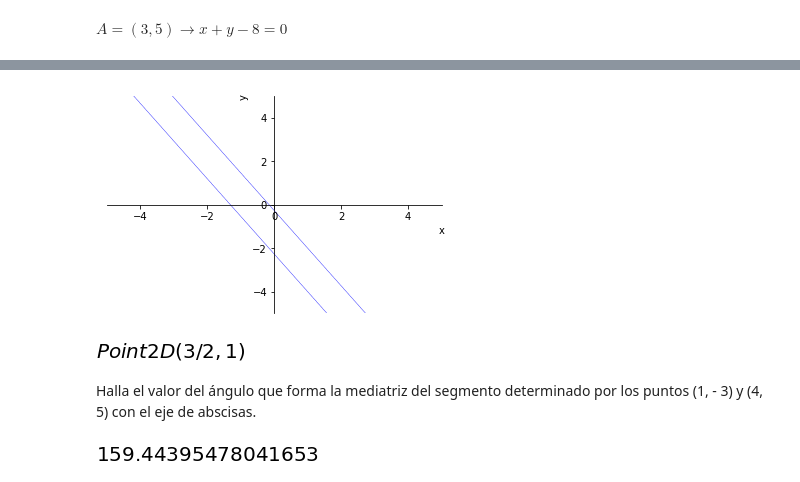
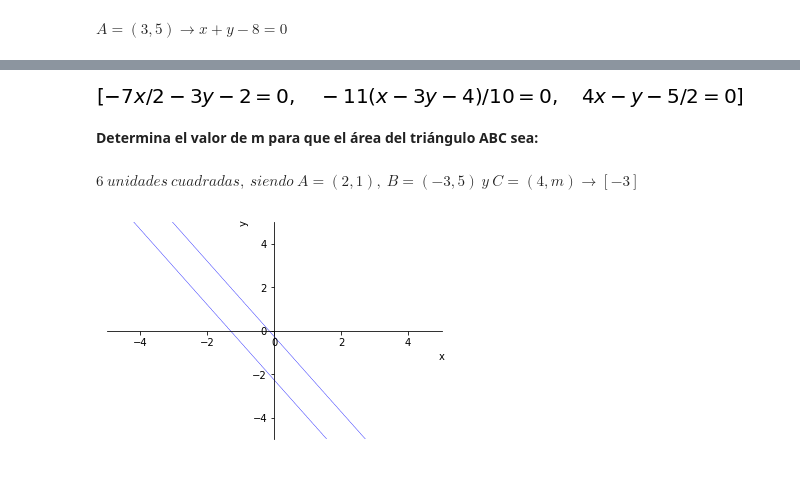
Before and after one commit to crdguez/mat1bac_cit, a Jupyter notebook: notebooks/25 Geometria Plana.ipynb, the cells around one changed output, grey strips where cells are left out. Drawn from its saved outputs; the diff is of its cells as text; code cells hidden in the pictures.

```diff
--- a/notebooks/25 Geometria Plana.ipynb
+++ b/notebooks/25 Geometria Plana.ipynb
@@ -553,20 +675,51 @@ Eq(Line(A,slope=r.slope).equation(),0)
+# %%
+s=[(2,-3),(-2,-2),(0,3)]
+A, B, C = [Point(k) for k in s]
+T=Triangle(A,B,C)
+[Eq(Line(T.medians[A]).equation(),0),
+Eq(factor(Line(T.altitudes[B]).equation()),0),
+Eq(Line(A,B).perpendicular_line(A.midpoint(B)).equation(),0)]
+# %% [output]
+[figure, added]
+# %%
+# Página 52 ejercicio 58
+
+texto_ejercicio = r"""Determina el valor de m para que el área del triángulo ABC sea:"""
+
+n_ejercicio = 'p052e58'
+
+display(md("**"+texto_ejercicio+"**"))
+
+# vectores iniciales correspondientes al texto del enunciadom
+
+m = symbols('m')
+
+pre_enunciado_latex = [
+                    [6, (2, 1),(-3, 5),(4, m)],
+
+
+                      ]
+
+enunciado_latex, enunciado, solucion = [],[],[]
+
+for i, s in enumerate(pre_enunciado_latex) :
+    enunciado_latex.append(str(s[0])+"\ unidades \ cuadradas, \ siendo \ A="+str(s[1])+", \ B="+str(s[2])+"\  y \ C="+str(s[3])+"")
+    enunciado = str(s)
+    A, B, C = [Point(k) for k in s[1:]]
+    T=Triangle(A,B,C)
+    sol=latex(solve(Eq(T.area,s[0])))
+    solucion.append(sol)
+    display(md("$"+ enunciado_latex[i] +" \\rightarrow " + solucion[i] +"$"))
+
+df_ejercicios = df_ejercicios.append(añadir_ejercicios(enunciado_latex, enunciado, solucion, texto_ejercicio, curso, titulo , n_ejercicio, '1', '1', enun_tex=True), ignore_index=True)
+# %% [output]
+**Determina el valor de m para que el área del triángulo ABC sea:**
+$6\ unidades \ cuadradas, \ siendo \ A=(2, 1), \ B=(-3, 5)\  y \ C=(4, m) \rightarrow \left [ -3\right ]$
 # %%
 %matplotlib inline
 p1 = plot_implicit(Linea(r'\frac{\sqrt{3} x}{2} + \frac{y}{2} - \frac{\sqrt{3}}{2} + 1 = 0').equation(),show=False)
 p2 = plot_implicit(Linea(r'\frac{\sqrt{3} x}{2} + \frac{y}{2} - \frac{\sqrt{3}}{2} + 2 = 0').equation(),show=False)
 p1.extend(p2)
 p1.show()
-Linea(r'3x+2y+8=0').direction.orthogonal_direction
 # %% [output]
 [figure]
-[figure, removed]
-# %% [markdown]
-Halla el valor del ángulo que forma la mediatriz del segmento determinado por los puntos (1, - 3) y (4, 5)
-con el eje de abscisas.
-# %%
-s = [(1, - 3), (4, 5)]
-
-A, B = Point(s[0]), Point(s[1])
-float(deg(Line(A,B).perpendicular_line(A.midpoint(B)).angle_between(Line(Point(0,0),slope=0))))
-# %% [output]
-[figure, removed]
```
Also changed, not shown: parts of 24 cells of this notebook, 21 other files.
